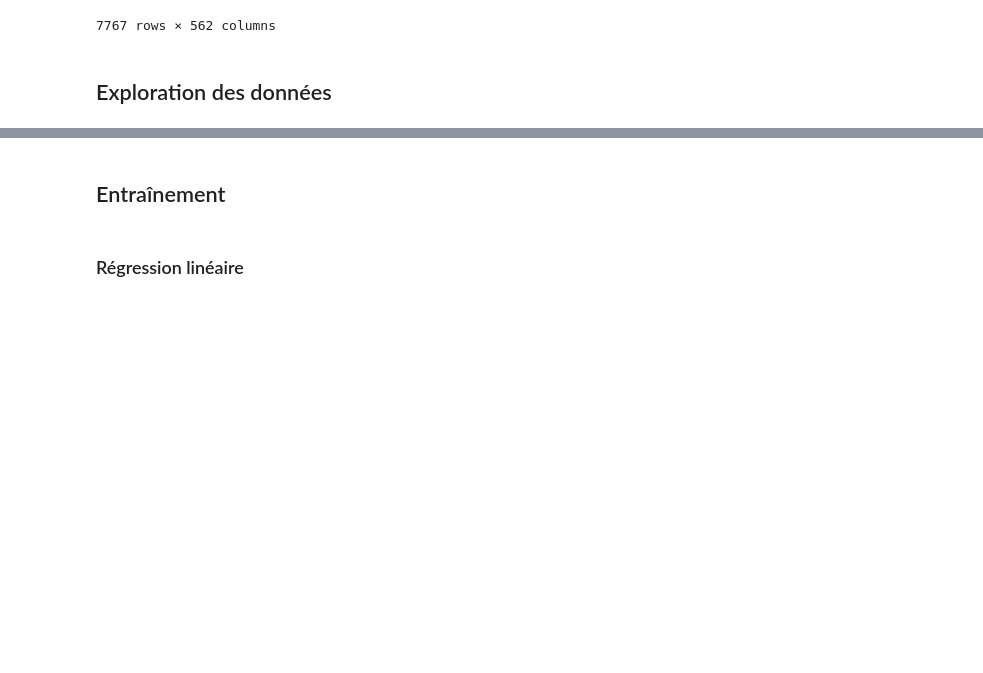
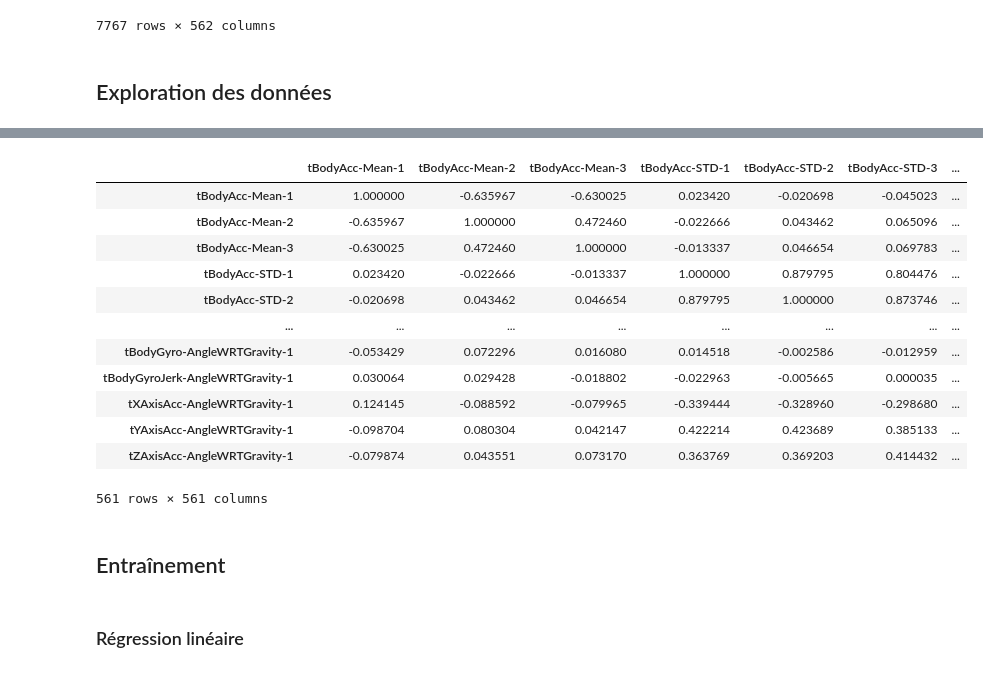
Before and after one commit to Xavier-Lasso/python-data-analysis, a Jupyter notebook: projet.ipynb, the cells around one changed output, grey strips where cells are left out. Cells and saved outputs as stored; diff of their text form; code cells hidden in the pictures; blank space fills up the shorter version.

```diff
--- a/projet.ipynb
+++ b/projet.ipynb
@@ -107,4 +117,21 @@ array([[<matplotlib.axes._subplots.AxesSubplot object at 0x...>,
 [figure]
+# %%
+# Matrice de corrélation
+x_train.corr()
+# %% [output]
+|  | tBodyAcc-Mean-1 | tBodyAcc-Mean-2 | tBodyAcc-Mean-3 | tBodyAcc-STD-1 | tBodyAcc-STD-2 | tBodyAcc-STD-3 | ... |
+| tBodyAcc-Mean-1 | 1.000000 | -0.635967 | -0.630025 | 0.023420 | -0.020698 | -0.045023 | ... |
+| tBodyAcc-Mean-2 | -0.635967 | 1.000000 | 0.472460 | -0.022666 | 0.043462 | 0.065096 | ... |
+| tBodyAcc-Mean-3 | -0.630025 | 0.472460 | 1.000000 | -0.013337 | 0.046654 | 0.069783 | ... |
+| tBodyAcc-STD-1 | 0.023420 | -0.022666 | -0.013337 | 1.000000 | 0.879795 | 0.804476 | ... |
+| tBodyAcc-STD-2 | -0.020698 | 0.043462 | 0.046654 | 0.879795 | 1.000000 | 0.873746 | ... |
+| ... | ... | ... | ... | ... | ... | ... | ... |
+| tBodyGyro-AngleWRTGravity-1 | -0.053429 | 0.072296 | 0.016080 | 0.014518 | -0.002586 | -0.012959 | ... |
+| tBodyGyroJerk-AngleWRTGravity-1 | 0.030064 | 0.029428 | -0.018802 | -0.022963 | -0.005665 | 0.000035 | ... |
+| tXAxisAcc-AngleWRTGravity-1 | 0.124145 | -0.088592 | -0.079965 | -0.339444 | -0.328960 | -0.298680 | ... |
+| tYAxisAcc-AngleWRTGravity-1 | -0.098704 | 0.080304 | 0.042147 | 0.422214 | 0.423689 | 0.385133 | ... |
+| tZAxisAcc-AngleWRTGravity-1 | -0.079874 | 0.043551 | 0.073170 | 0.363769 | 0.369203 | 0.414432 | ... |
+561 rows × 561 columns
 # %% [markdown]
 ## Entraînement
 # %% [markdown]
```
Also changed, not shown: parts of 22 cells of this notebook, 3 other files.
